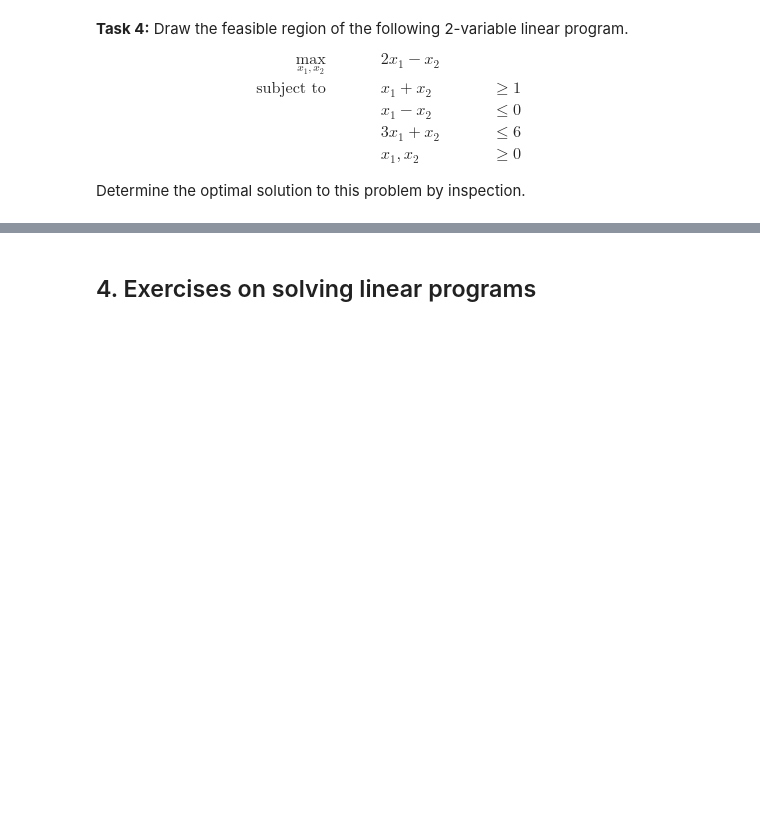
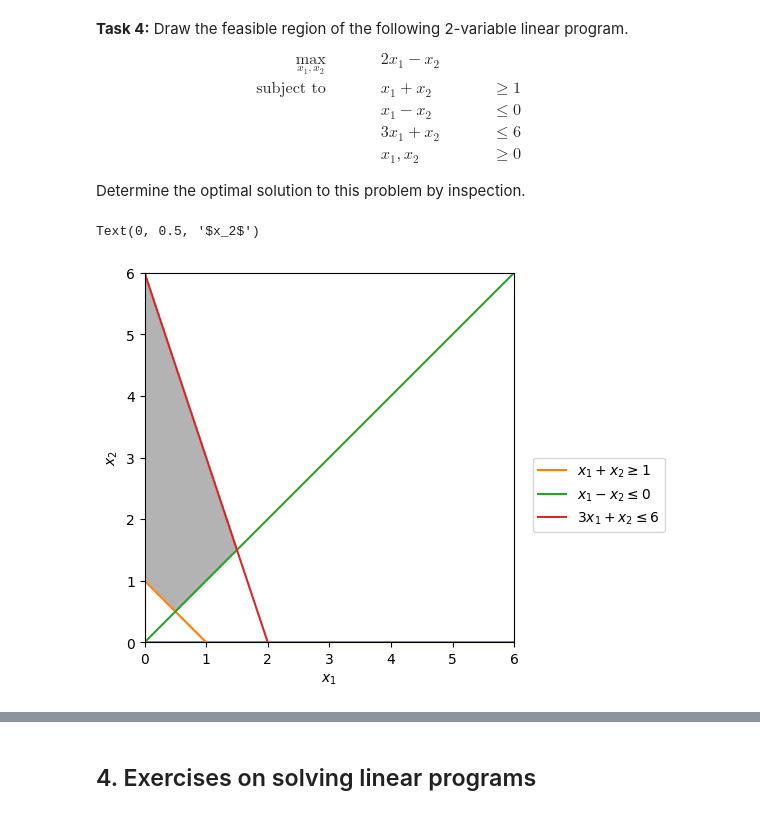
Before and after one commit to Christopher-jason/Big-Data-for-Computational-Finance, a Jupyter notebook: Week 18/Lab3 - Optimisation.ipynb, the cells around one changed output, grey strips where cells are left out. Drawn from its saved outputs; the diff is of its cells as text; code cells hidden in the pictures; blank space fills up the shorter version.

```diff
--- a/Week 18/Lab3 - Optimisation.ipynb
+++ b/Week 18/Lab3 - Optimisation.ipynb
@@ -157,0 +155,37 @@ Determine the optimal solution to this problem by inspection.
+# %%
+# %load ./sol2.py
+import numpy as np
+import matplotlib.pyplot as plt
+%matplotlib inline
+
+# plot the feasible region
+d = np.linspace(-2,6,300)
+x,y = np.meshgrid(d,d)
+plt.imshow( ((y>=0) & (x>=0) & (y>=1-x) & (y>=x) & (y<=6-3*x)).astype(int) ,
+                extent=(x.min(),x.max(),y.min(),y.max()),origin="lower", cmap="Greys", alpha = 0.3);
+
+# plot the lines defining the constraints
+x = np.linspace(0, 6, 2000)
+# x2 >= 0
+y1 = (x*0)+0
+# x1+x2 >=1
+y2 = 1-x
+# x1-x2<=0
+y3 = x
+# 3x1+x2 <= 6
+y4 = 6-3 * x
+
+
+# Make plot
+plt.plot(x, 0*np.ones_like(y1))
+plt.plot(x, y2, label=r'$x_1+x_2\geq 1$')
+plt.plot(x, y3, label=r'$x_1-x_2 \leq 0$')
+plt.plot(x, y4, label=r'$3x_1+x_2 \leq 6$')
+plt.xlim(0,6)
+plt.ylim(0,6)
+plt.legend(bbox_to_anchor=(1.05, 0.5), loc=2, borderaxespad=0.)
+plt.xlabel(r'$x_1$')
+plt.ylabel(r'$x_2$')
+# %% [output]
+Text(0, 0.5, '$x_2$')
+[figure, added]
```
Also changed, not shown: parts of 13 cells of this notebook, 7 other files.
